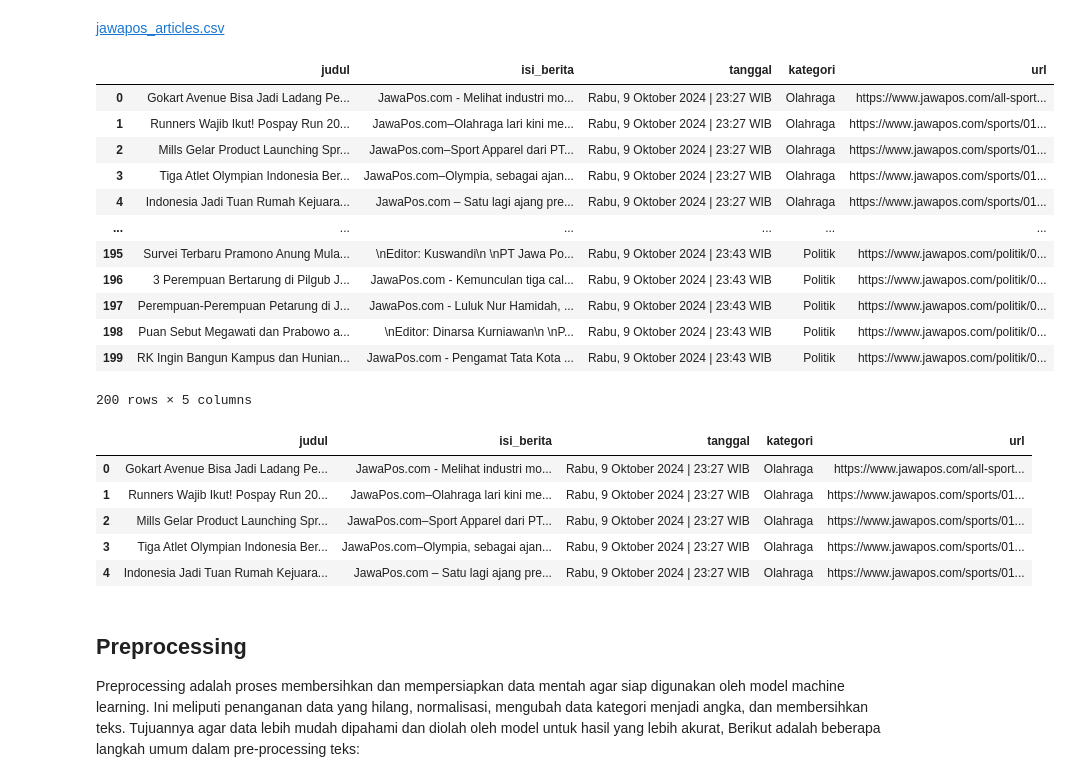
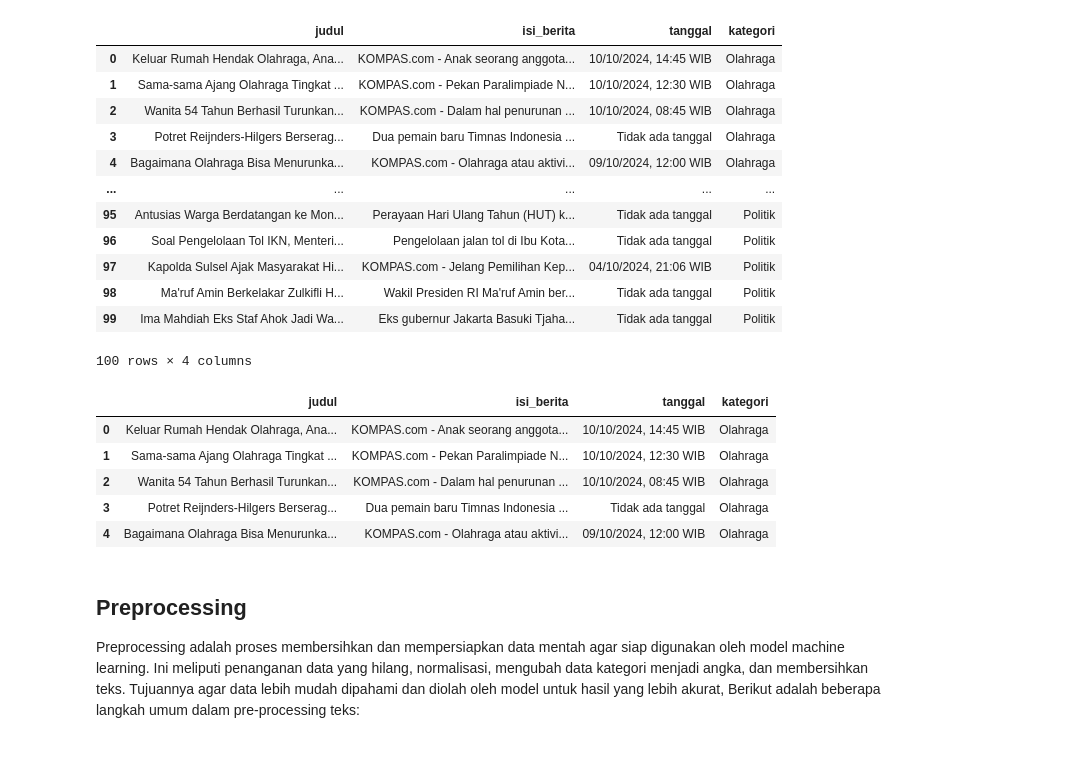
Before and after one commit to raflyfp/PPW-A, a Jupyter notebook: _sources/210411100063 Rafly Faldiansyah Putra Tugas 2 PPW.ipynb, the cells around one changed output. Saved outputs shown, nothing was run; the diff lists cells and outputs as text; code cells hidden in the pictures; blank space fills up the shorter version.

```diff
--- a/_sources/210411100063 Rafly Faldiansyah Putra Tugas 2 PPW.ipynb
+++ b/_sources/210411100063 Rafly Faldiansyah Putra Tugas 2 PPW.ipynb
@@ -117,59 +136,32 @@ Proses penambangan data selesai, data tersimpan dalam 'jawapos_articles.csv' dan
-# %%
-import pandas as pd
-from IPython.display import HTML
-
-# Contoh DataFrame
-data = {
-    'Judul': ['Berita 1', 'Berita 2'],
-    'Isi': ['Ini adalah isi berita 1', 'Ini adalah isi berita 2'],
-    'Tanggal': ['2024-10-10', '2024-10-09'],
-    'Kategori': ['Olahraga', 'Politik']
-}
-
-df = pd.DataFrame(data)
-
-# Simpan DataFrame ke file CSV
-csv_filename = 'jawapos_articles.csv'
-df.to_csv(csv_filename, index=False)
-
-# Fungsi untuk membuat tombol download file CSV
-def create_download_link(filename):
-    return HTML(f'<a href="{filename}" download>{filename}</a>')
-
-# Tampilkan link untuk mengunduh file CSV
-create_download_link(csv_filename)
-# %% [output]
-jawapos_articles.csv
 # %%
-df=pd.read_csv("jawapos_articles.csv")
+df=pd.read_csv("kompas_articles.csv")
 df.head(1000)
 # %% [output]
-|  | judul | isi_berita | tanggal | kategori | url |
-| 0 | Gokart Avenue Bisa Jadi Ladang Pe... | JawaPos.com - Melihat industri mo... | Rabu, 9 Oktober 2024 | 23:27 WIB | Olahraga | https://www.jawapos.com/all-sport... |
-| 1 | Runners Wajib Ikut! Pospay Run 20... | JawaPos.com–Olahraga lari kini me... | Rabu, 9 Oktober 2024 | 23:27 WIB | Olahraga | https://www.jawapos.com/sports/01... |
-| 2 | Mills Gelar Product Launching Spr... | JawaPos.com–Sport Apparel dari PT... | Rabu, 9 Oktober 2024 | 23:27 WIB | Olahraga | https://www.jawapos.com/sports/01... |
-| 3 | Tiga Atlet Olympian Indonesia Ber... | JawaPos.com–Olympia, sebagai ajan... | Rabu, 9 Oktober 2024 | 23:27 WIB | Olahraga | https://www.jawapos.com/sports/01... |
-| 4 | Indonesia Jadi Tuan Rumah Kejuara... | JawaPos.com – Satu lagi ajang pre... | Rabu, 9 Oktober 2024 | 23:27 WIB | Olahraga | https://www.jawapos.com/sports/01... |
-| ... | ... | ... | ... | ... | ... |
-| 195 | Survei Terbaru Pramono Anung Mula... | \nEditor: Kuswandi\n \nPT Jawa Po... | Rabu, 9 Oktober 2024 | 23:43 WIB | Politik | https://www.jawapos.com/politik/0... |
-| 196 | 3 Perempuan Bertarung di Pilgub J... | JawaPos.com - Kemunculan tiga cal... | Rabu, 9 Oktober 2024 | 23:43 WIB | Politik | https://www.jawapos.com/politik/0... |
-| 197 | Perempuan-Perempuan Petarung di J... | JawaPos.com - Luluk Nur Hamidah, ... | Rabu, 9 Oktober 2024 | 23:43 WIB | Politik | https://www.jawapos.com/politik/0... |
-| 198 | Puan Sebut Megawati dan Prabowo a... | \nEditor: Dinarsa Kurniawan\n \nP... | Rabu, 9 Oktober 2024 | 23:43 WIB | Politik | https://www.jawapos.com/politik/0... |
-| 199 | RK Ingin Bangun Kampus dan Hunian... | JawaPos.com - Pengamat Tata Kota ... | Rabu, 9 Oktober 2024 | 23:43 WIB | Politik | https://www.jawapos.com/politik/0... |
+|  | judul | isi_berita | tanggal | kategori |
+| 0 | Keluar Rumah Hendak Olahraga, Ana... | KOMPAS.com - Anak seorang anggota... | 10/10/2024, 14:45 WIB | Olahraga |
+| 1 | Sama-sama Ajang Olahraga Tingkat ... | KOMPAS.com - Pekan Paralimpiade N... | 10/10/2024, 12:30 WIB | Olahraga |
+| 2 | Wanita 54 Tahun Berhasil Turunkan... | KOMPAS.com - Dalam hal penurunan ... | 10/10/2024, 08:45 WIB | Olahraga |
+| 3 | Potret Reijnders-Hilgers Berserag... | Dua pemain baru Timnas Indonesia ... | Tidak ada tanggal | Olahraga |
+| 4 | Bagaimana Olahraga Bisa Menurunka... | KOMPAS.com - Olahraga atau aktivi... | 09/10/2024, 12:00 WIB | Olahraga |
+| ... | ... | ... | ... | ... |
+| 95 | Antusias Warga Berdatangan ke Mon... | Perayaan Hari Ulang Tahun (HUT) k... | Tidak ada tanggal | Politik |
+| 96 | Soal Pengelolaan Tol IKN, Menteri... | Pengelolaan jalan tol di Ibu Kota... | Tidak ada tanggal | Politik |
+| 97 | Kapolda Sulsel Ajak Masyarakat Hi... | KOMPAS.com - Jelang Pemilihan Kep... | 04/10/2024, 21:06 WIB | Politik |
+| 98 | Ma'ruf Amin Berkelakar Zulkifli H... | Wakil Presiden RI Ma'ruf Amin ber... | Tidak ada tanggal | Politik |
+| 99 | Ima Mahdiah Eks Staf Ahok Jadi Wa... | Eks gubernur Jakarta Basuki Tjaha... | Tidak ada tanggal | Politik |
-200 rows × 5 columns
+100 rows × 4 columns
 # %%
-import pandas as pd
 
-df = pd.read_csv("jawapos_articles.csv")
+df = pd.read_csv("kompas_articles.csv")
 
 df.head()
 # %% [output]
-|  | judul | isi_berita | tanggal | kategori | url |
-| 0 | Gokart Avenue Bisa Jadi Ladang Pe... | JawaPos.com - Melihat industri mo... | Rabu, 9 Oktober 2024 | 23:27 WIB | Olahraga | https://www.jawapos.com/all-sport... |
-| 1 | Runners Wajib Ikut! Pospay Run 20... | JawaPos.com–Olahraga lari kini me... | Rabu, 9 Oktober 2024 | 23:27 WIB | Olahraga | https://www.jawapos.com/sports/01... |
-| 2 | Mills Gelar Product Launching Spr... | JawaPos.com–Sport Apparel dari PT... | Rabu, 9 Oktober 2024 | 23:27 WIB | Olahraga | https://www.jawapos.com/sports/01... |
-| 3 | Tiga Atlet Olympian Indonesia Ber... | JawaPos.com–Olympia, sebagai ajan... | Rabu, 9 Oktober 2024 | 23:27 WIB | Olahraga | https://www.jawapos.com/sports/01... |
-| 4 | Indonesia Jadi Tuan Rumah Kejuara... | JawaPos.com – Satu lagi ajang pre... | Rabu, 9 Oktober 2024 | 23:27 WIB | Olahraga | https://www.jawapos.com/sports/01... |
+|  | judul | isi_berita | tanggal | kategori |
+| 0 | Keluar Rumah Hendak Olahraga, Ana... | KOMPAS.com - Anak seorang anggota... | 10/10/2024, 14:45 WIB | Olahraga |
+| 1 | Sama-sama Ajang Olahraga Tingkat ... | KOMPAS.com - Pekan Paralimpiade N... | 10/10/2024, 12:30 WIB | Olahraga |
+| 2 | Wanita 54 Tahun Berhasil Turunkan... | KOMPAS.com - Dalam hal penurunan ... | 10/10/2024, 08:45 WIB | Olahraga |
+| 3 | Potret Reijnders-Hilgers Berserag... | Dua pemain baru Timnas Indonesia ... | Tidak ada tanggal | Olahraga |
+| 4 | Bagaimana Olahraga Bisa Menurunka... | KOMPAS.com - Olahraga atau aktivi... | 09/10/2024, 12:00 WIB | Olahraga |
 # %% [markdown]
 ## **Preprocessing**
 
```
Also changed, not shown: parts of 13 cells of this notebook, 14 other files.
